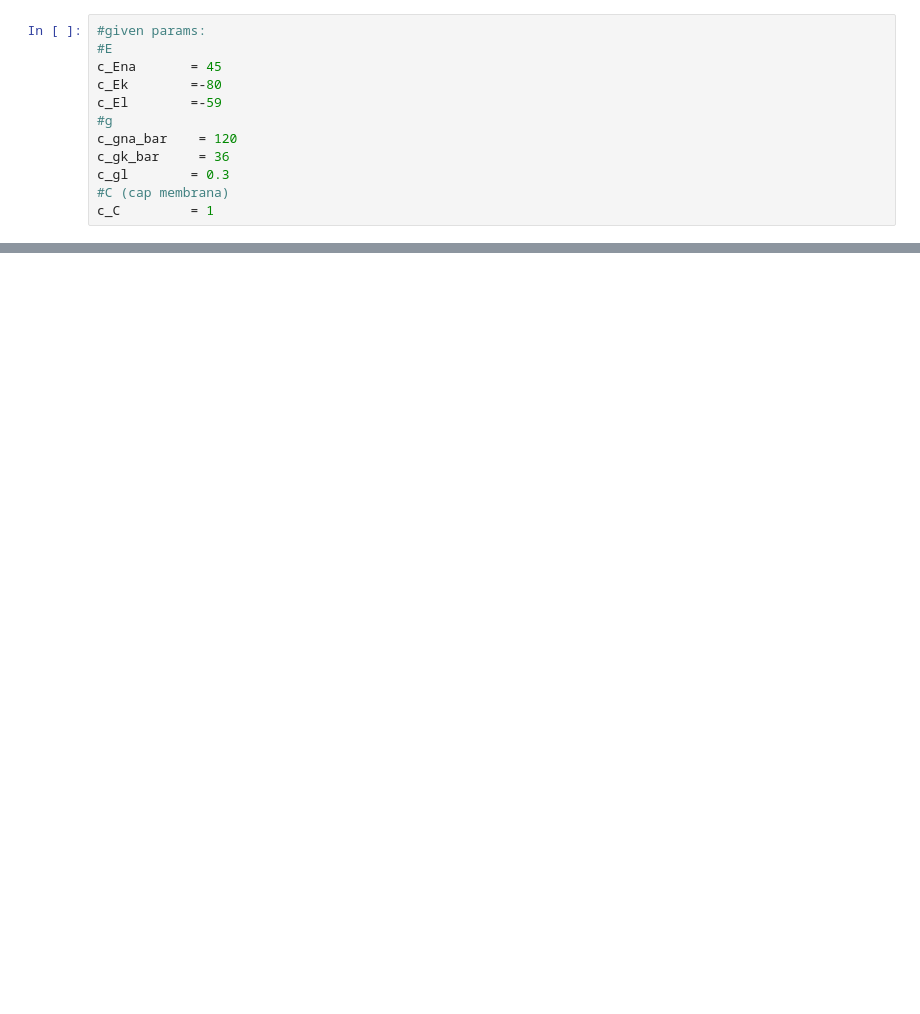
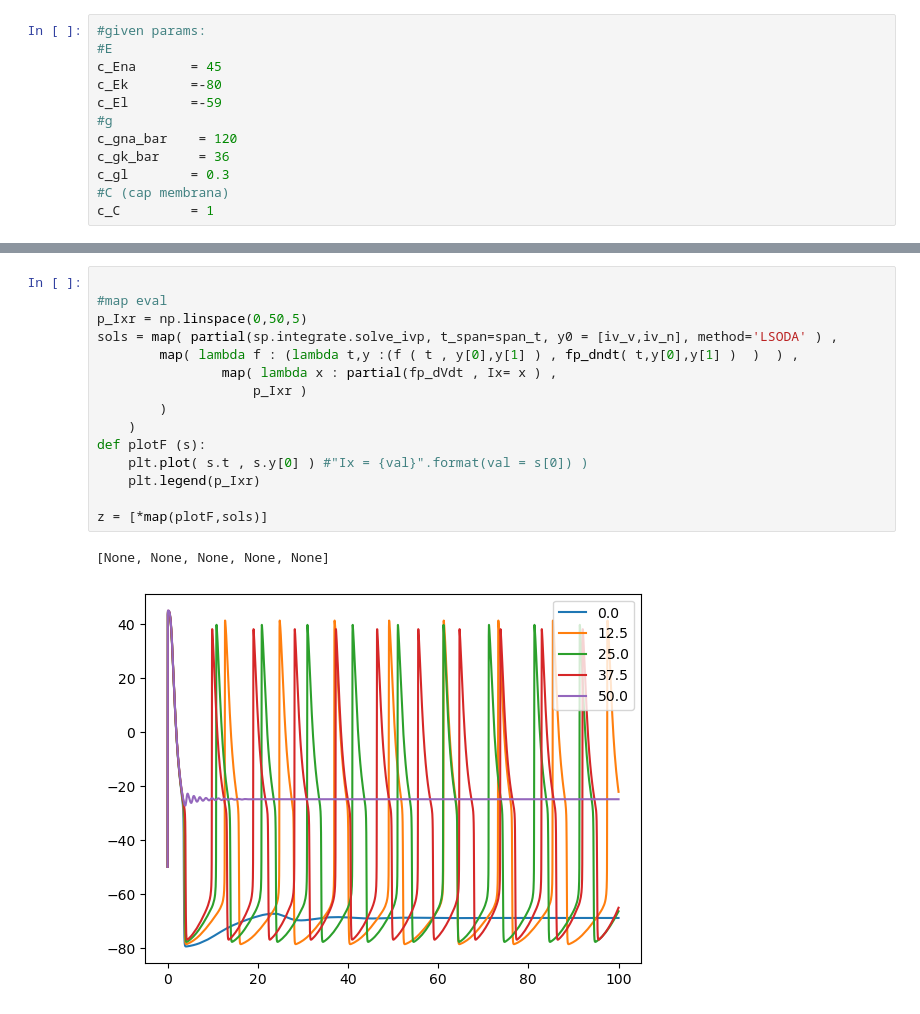
Before and after one commit to hxdvka/MiBio, a Jupyter notebook: FisioLab/2/Lab2.ipynb, the cells around one changed output, grey strips where cells are left out. Drawn from its saved outputs; the diff is of its cells as text; blank space fills up the shorter version.

```diff
--- a/FisioLab/2/Lab2.ipynb
+++ b/FisioLab/2/Lab2.ipynb
@@ -40,0 +113,18 @@ f_E     = lambda Ena, Ek, El, gna, gk , gl : np.average([Ena, Ek, El],weights=[g
+# %%
+
+#map eval
+p_Ixr = np.linspace(0,50,5)
+sols = map( partial(sp.integrate.solve_ivp, t_span=span_t, y0 = [iv_v,iv_n], method='LSODA' ) ,
+        map( lambda f : (lambda t,y :(f ( t , y[0],y[1] ) , fp_dndt( t,y[0],y[1] )  )  ) ,
+                map( lambda x : partial(fp_dVdt , Ix= x ) ,
+                    p_Ixr )
+        )
+    )
+def plotF (s):
+    plt.plot( s.t , s.y[0] ) #"Ix = {val}".format(val = s[0]) )
+    plt.legend(p_Ixr)
+
+z = [*map(plotF,sols)]
+# %% [output]
+[None, None, None, None, None]
+[figure, added]
```
Also changed, not shown: parts of 9 cells of this notebook.
